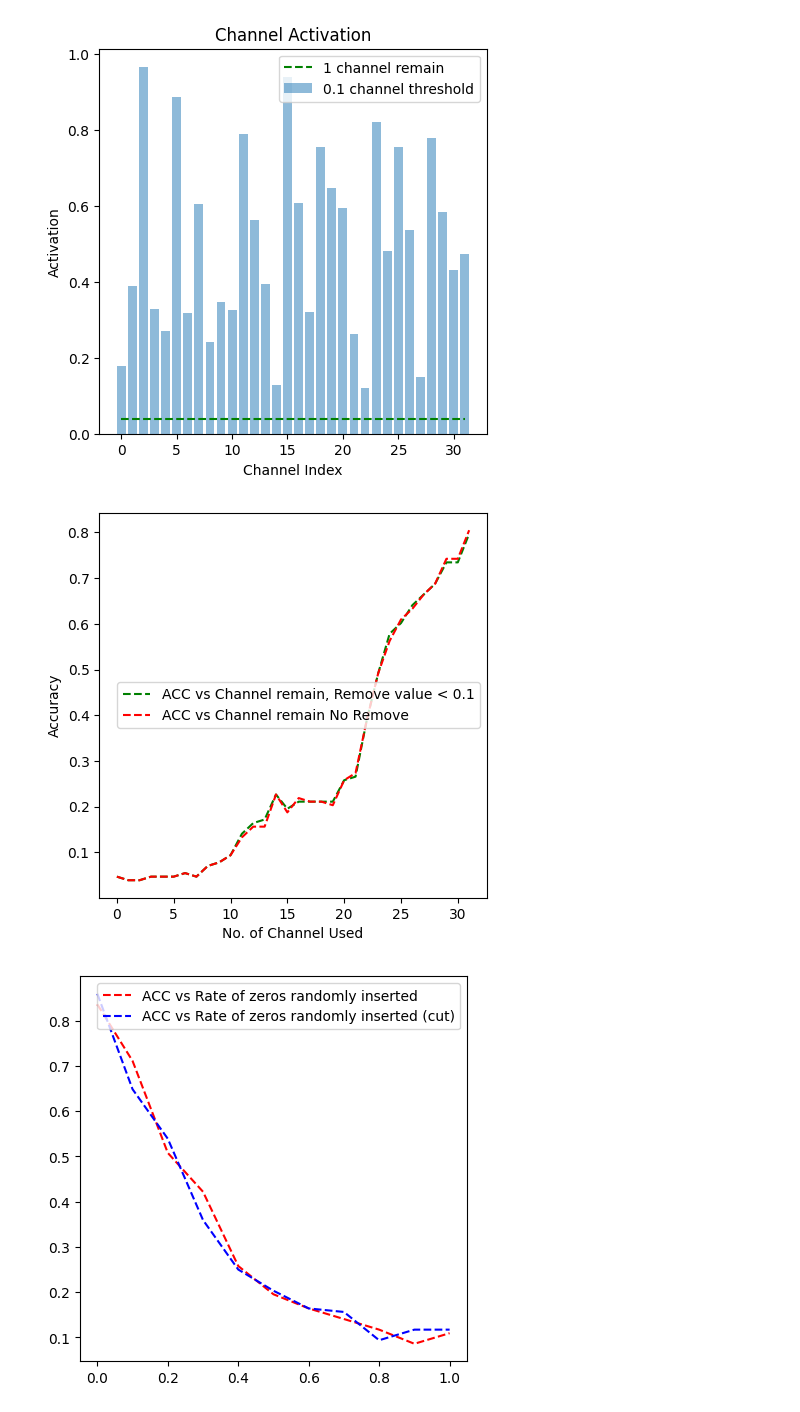
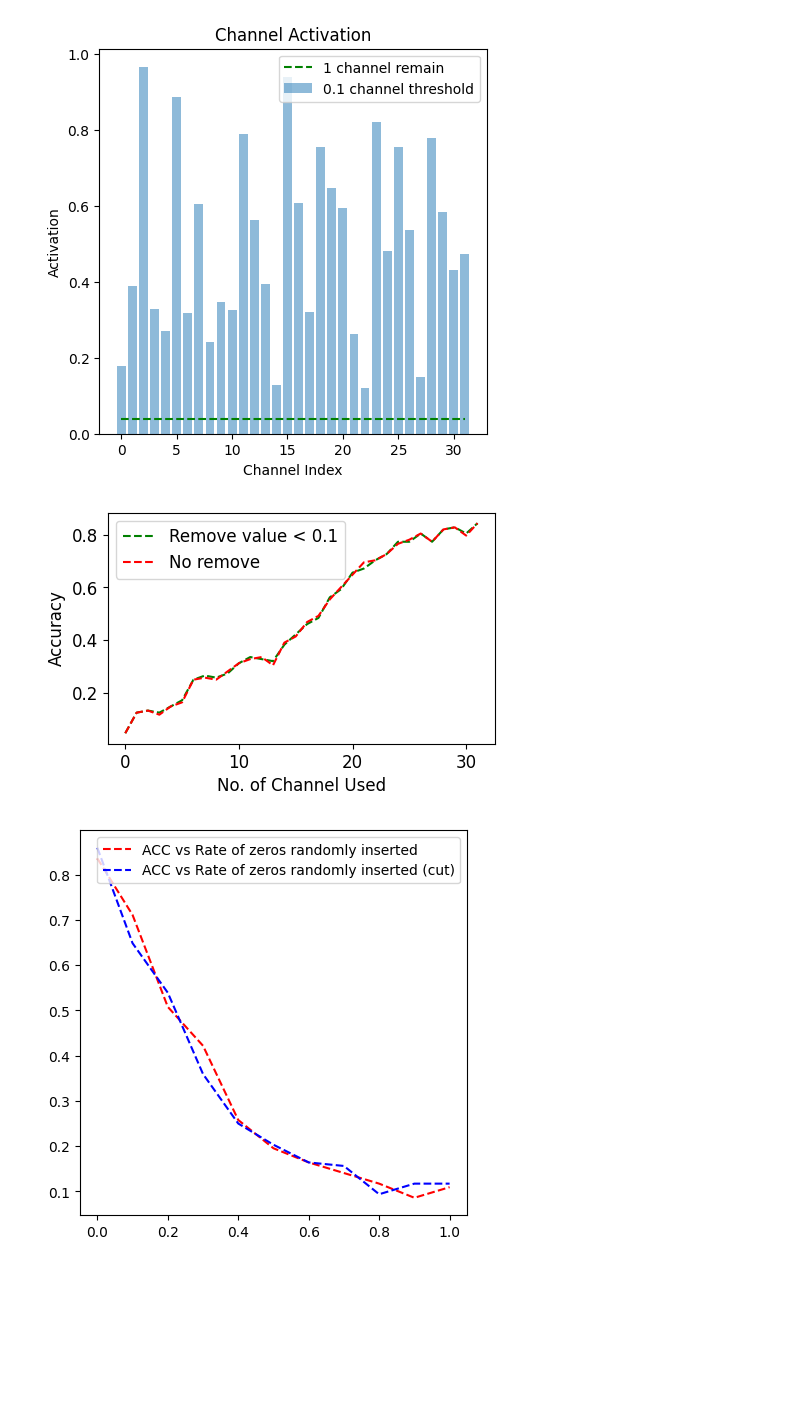
Before and after one commit to TonyPeng-2018/Adaptfilter, a Jupyter notebook: plot_cnn_pos.ipynb, the cells around one changed output. Drawn from its saved outputs; the diff is of its cells as text; code cells hidden in the pictures; blank space fills up the shorter version.

```diff
--- a/plot_cnn_pos.ipynb
+++ b/plot_cnn_pos.ipynb
@@ -10,7 +10,7 @@ from Utils import utils
 import torch
 import matplotlib.pyplot as plt
 
-train, test, val, classes = dataloader_cifar10.Dataloader_cifar10_val()
+train, test, val = dataloader_cifar10.Dataloader_cifar10_val()
 client, server = mobilenetv2.mobilenetv2_splitter(weight_root='./Weights/cifar-10/', num_classes=10)
 
 # get the client out
@@ -111,7 +111,10 @@ plt.show()
 [figure]
 # %%
 # second plot, use only one channel to see the effect
+from Utils import utils
 c_rank = utils.ranker_zeros(out_cut, 0.1, 0.5)
+for i in range(128):
+    c_rank[i] = torch.flip(c_rank[i], dims=[0])
 n_embs = [] #128,n,32,32 * 32
 for j in range(32):
     n_emb = torch.zeros_like(out_cut)
@@ -129,40 +132,50 @@ for pred_order in pred_orders:
     pred_order_acc = torch.sum(pred_order == label).item()/128
     pred_order_accs.append(pred_order_acc)
 
-plt.figure(figsize=(5,5))
-plt.plot(pred_x, pred_order_accs, 'g--', label='ACC vs Channel remain, Remove value < 0.1')
+plt.figure(figsize=(5,3))
+plt.plot(pred_x, pred_order_accs, 'g--', label='Remove value < 0.1')
 plt.xlabel('No. of Channel Used')
 plt.ylabel('Accuracy')
 plt.legend()
 
 
 c_rank = utils.ranker_zeros(out, 0.1, 0.5)
+for i in range(128):
+    c_rank[i] = torch.flip(c_rank[i], dims=[0])
+# reverse the c_rank
 n_embs = [] #128,n,32,32 * 32
 for j in range(32):
     n_emb = torch.zeros_like(out)
     for i in range(128):
         for k in range (j):
             n_emb[i,c_rank[i,k]] = out[i,c_rank[i,k]]
     n_embs.append(n_emb)
 pred_orders = []
 for n_emb in n_embs:
     pred_order = server(n_emb).detach()
     pred_order = torch.argmax(pred_order, dim=1)
     pred_orders.append(pred_order)
 pred_order_accs = []
 for pred_order in pred_orders:
     pred_order_acc = torch.sum(pred_order == label).item()/128
     pred_order_accs.append(pred_order_acc)
 
-plt.plot(pred_x, pred_order_accs, 'r--', label='ACC vs Channel remain No Remove')
-plt.legend()
+plt.plot(pred_x, pred_order_accs, 'r--', label='No remove')
+plt.xlabel('No. of Channel Used', fontsize=12)
+plt.ylabel('Accuracy', fontsize=12)
+plt.locator_params(axis='x', nbins=6)
+plt.locator_params(axis='y', nbins=6)
+plt.xticks(fontsize=12)
+plt.yticks(fontsize=12)
 
+plt.legend(fontsize = 12)
 
+plt.savefig('./Plots/Channel_Accuracy.svg')
 # add the zerocount of each channel, examples
 plt.show()
 # plot Q3: using the number of number
 # %% [output]
-[figure, old version]
+[figure, new version]
 # %%
 # add the zerocount of each channel, examples
 from tqdm import tqdm
```
Also changed, not shown: 24 other files.
